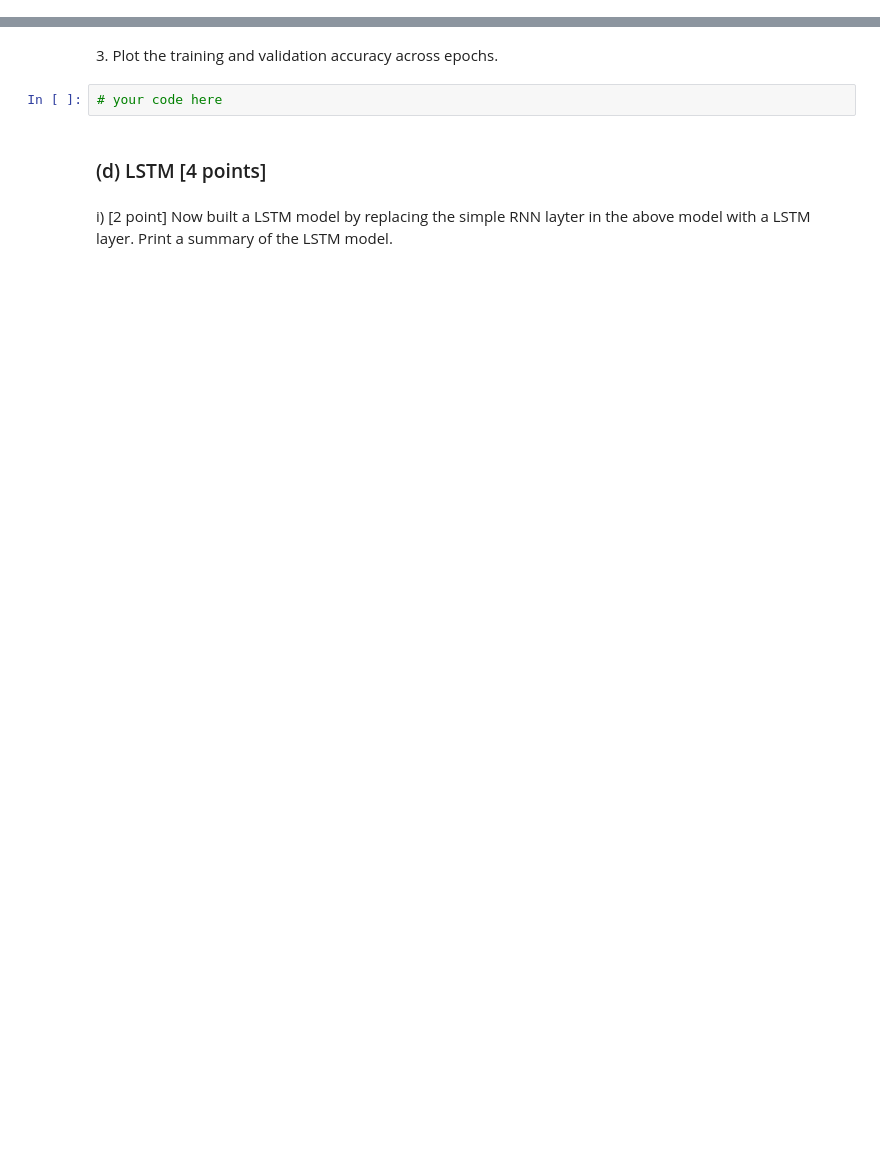
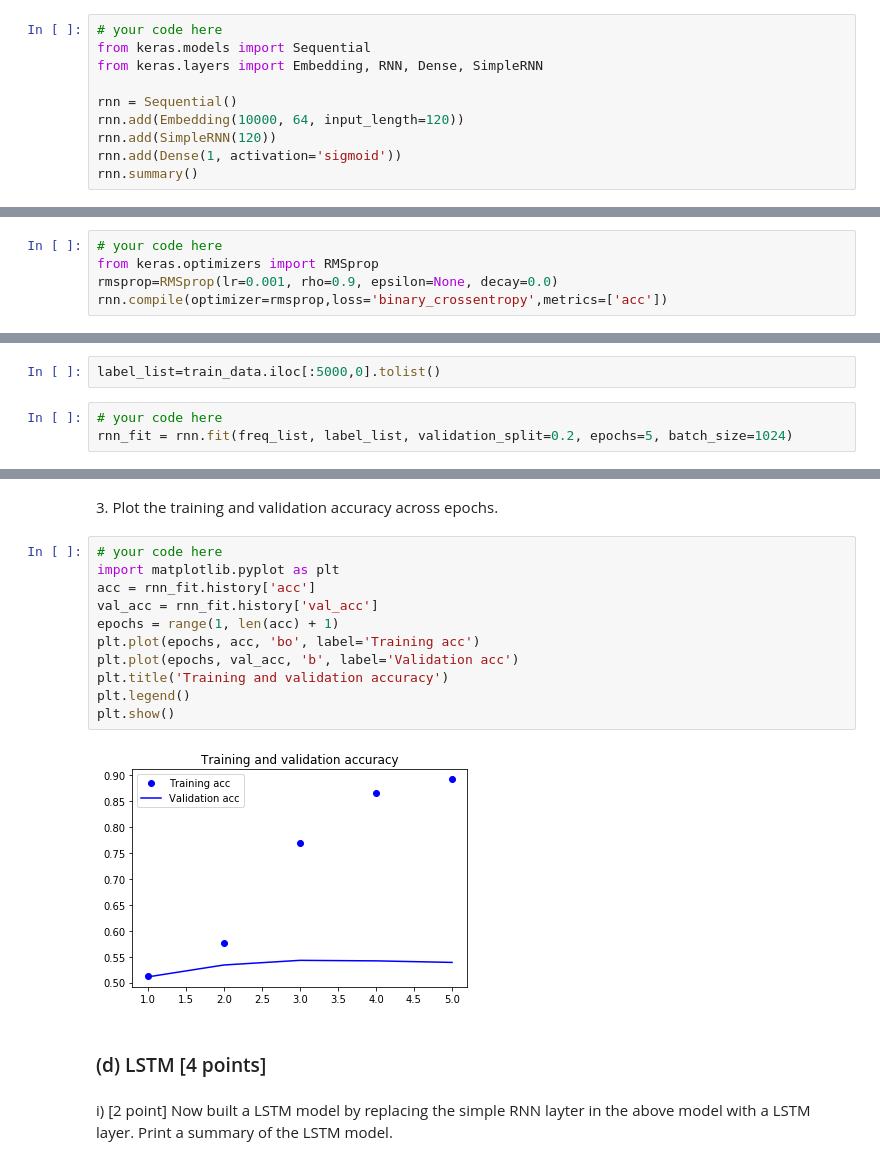
Before and after one commit to anti-antares/Uustructure_Data_Analytics, a Jupyter notebook: HW3 - Classification, Image Segmentation, and Sentiment Analysis.ipynb, the cells around one changed output, grey strips where cells are left out. Saved outputs shown, nothing was run; the diff lists cells and outputs as text; blank space fills up the shorter version.

```diff
--- a/HW3 - Classification, Image Segmentation, and Sentiment Analysis.ipynb
+++ b/HW3 - Classification, Image Segmentation, and Sentiment Analysis.ipynb
@@ -511,0 +785,10 @@ Print the summary of the model.
+# %%
+# your code here
+from keras.models import Sequential
+from keras.layers import Embedding, RNN, Dense, SimpleRNN
+
+rnn = Sequential()
+rnn.add(Embedding(10000, 64, input_length=120))
+rnn.add(SimpleRNN(120))
+rnn.add(Dense(1, activation='sigmoid'))
+rnn.summary()
@@ -518,2 +813,7 @@ ii) [12 points] Now train the simple RNN model:
+# %%
+# your code here
+from keras.optimizers import RMSprop
+rmsprop=RMSprop(lr=0.001, rho=0.9, epsilon=None, decay=0.0)
+rnn.compile(optimizer=rmsprop,loss='binary_crossentropy',metrics=['acc'])
 # %% [markdown]
 2\. Fit the model with the training set with 5 epochs (use 20% of the data as validation). Play with the batch size to find a value that seems to work well (for example, you may find a smaller choice like 32 to result in extremely slow learning; try larger values like 512, 1024, etc).
@@ -521,0 +820,5 @@ ii) [12 points] Now train the simple RNN model:
+# %%
+label_list=train_data.iloc[:5000,0].tolist()
+# %%
+# your code here
+rnn_fit = rnn.fit(freq_list, label_list, validation_split=0.2, epochs=5, batch_size=1024)
@@ -522,7 +837,18 @@ ii) [12 points] Now train the simple RNN model:
 # %% [markdown]
 3\. Plot the training and validation accuracy across epochs.
-# %%
-# your code here
+# %%
+# your code here
+import matplotlib.pyplot as plt
+acc = rnn_fit.history['acc']
+val_acc = rnn_fit.history['val_acc']
+epochs = range(1, len(acc) + 1)
+plt.plot(epochs, acc, 'bo', label='Training acc')
+plt.plot(epochs, val_acc, 'b', label='Validation acc')
+plt.title('Training and validation accuracy')
+plt.legend()
+plt.show()
+# %% [output]
+[figure, added]
 # %% [markdown]
 ### (d) LSTM [4 points]
 # %% [markdown]
```
Also changed, not shown: parts of 54 cells of this notebook.
